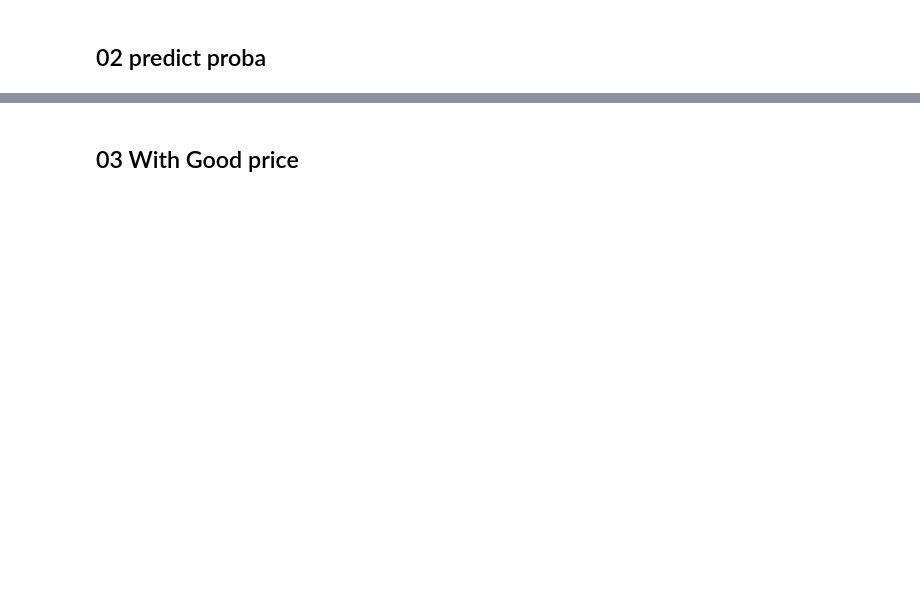
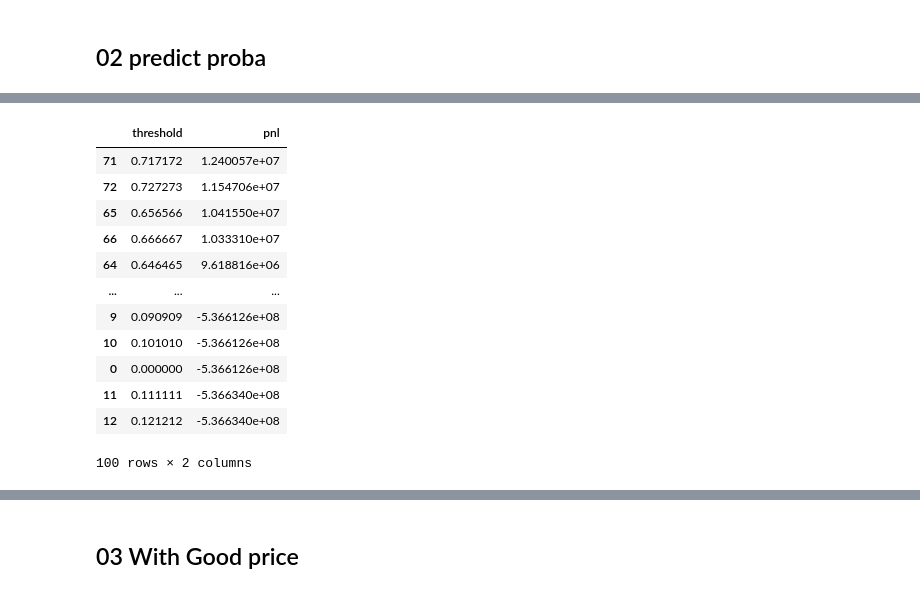
Before and after one commit to AlexandreGazagnes/ml-cost-function, a Jupyter notebook: notebooks/01-modelisation.ipynb, the cells around one changed output, grey strips where cells are left out. Saved outputs shown, nothing was run; the diff lists cells and outputs as text; code cells hidden in the pictures; blank space fills up the shorter version.

```diff
--- a/notebooks/01-modelisation.ipynb
+++ b/notebooks/01-modelisation.ipynb
@@ -72,7 +130,7 @@ pipeline = Pipeline(
         ('sampler', RandomUnderSampler()),
         ("transformer", preprocessor),
         ('imputer', SimpleImputer(strategy='median')),
-        ('scaler', StandardScaler()),
+        # ('scaler', StandardScaler()),
         ('estimator', LogisticRegression()),
     ]
 )
@@ -136,7 +273,7 @@ def calcul_pnl_one_complexe(montant,
                             y_true,
                             y_pred_proba,
                             taux=0.04,
-                            default_rate=0.25,
+                            default_rate=1,
                             threshold=0.5, ):
 
 
@@ -168,10 +311,13 @@ v
 threshold_list = np.linspace(0, 1, 100)
 pnl_list = []
 
+_
+taux = 0.04
+default_rate = 1
 for threshold in threshold_list:
     v = 0
     for m, y_true, y_pred_proba in zip(montant_list, y_true_list, y_pred_proba_list):
-        v += calcul_pnl_one_complexe(m, y_true=y_true, y_pred_proba=y_pred_proba,threshold=threshold)
+        v += calcul_pnl_one_complexe(m, y_true=y_true, y_pred_proba=y_pred_proba,threshold=threshold, default_rate=default_rate, taux=taux  )
     pnl_list.append(v)
 # %%
 plt.plot(threshold_list, pnl_list)
@@ -180,3 +329,20 @@ import plotly.express as px
 
 
 px.line(x=threshold_list, y=pnl_list)
+# %%
+pnl_df = pd.DataFrame({'threshold': threshold_list, 'pnl': pnl_list}).sort_values(by='pnl', ascending=False)
+pnl_df
+# %% [output]
+|  | threshold | pnl |
+| 71 | 0.717172 | 1.240057e+07 |
+| 72 | 0.727273 | 1.154706e+07 |
+| 65 | 0.656566 | 1.041550e+07 |
+| 66 | 0.666667 | 1.033310e+07 |
+| 64 | 0.646465 | 9.618816e+06 |
+| ... | ... | ... |
+| 9 | 0.090909 | -5.366126e+08 |
+| 10 | 0.101010 | -5.366126e+08 |
+| 0 | 0.000000 | -5.366126e+08 |
+| 11 | 0.111111 | -5.366340e+08 |
+| 12 | 0.121212 | -5.366340e+08 |
+100 rows × 2 columns
```
Also changed, not shown: parts of 29 cells of this notebook.
